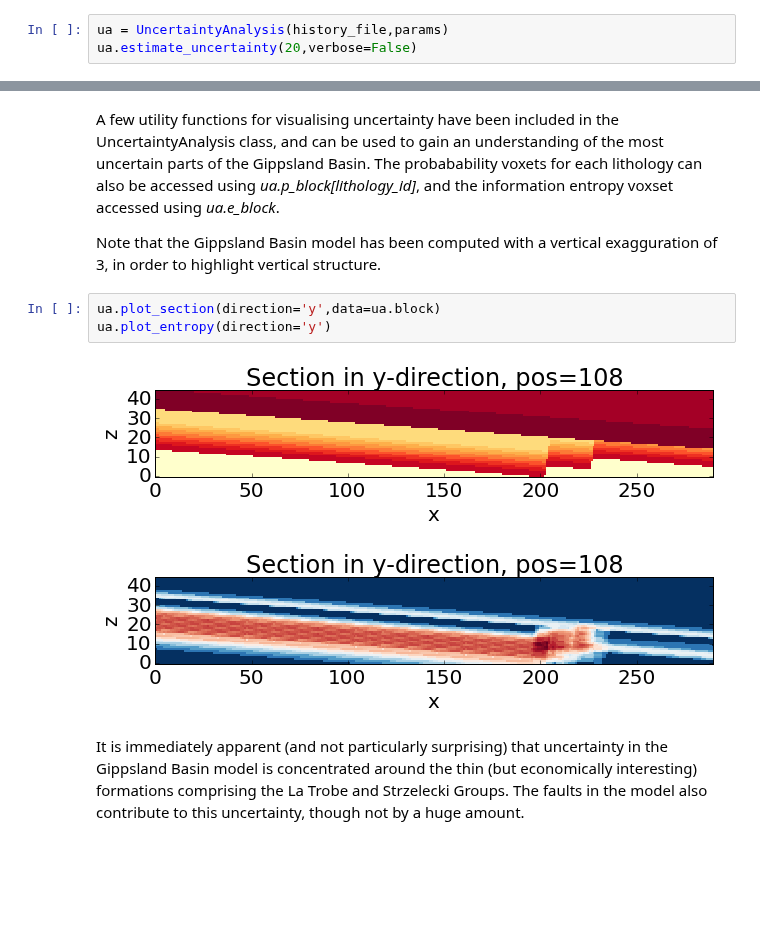
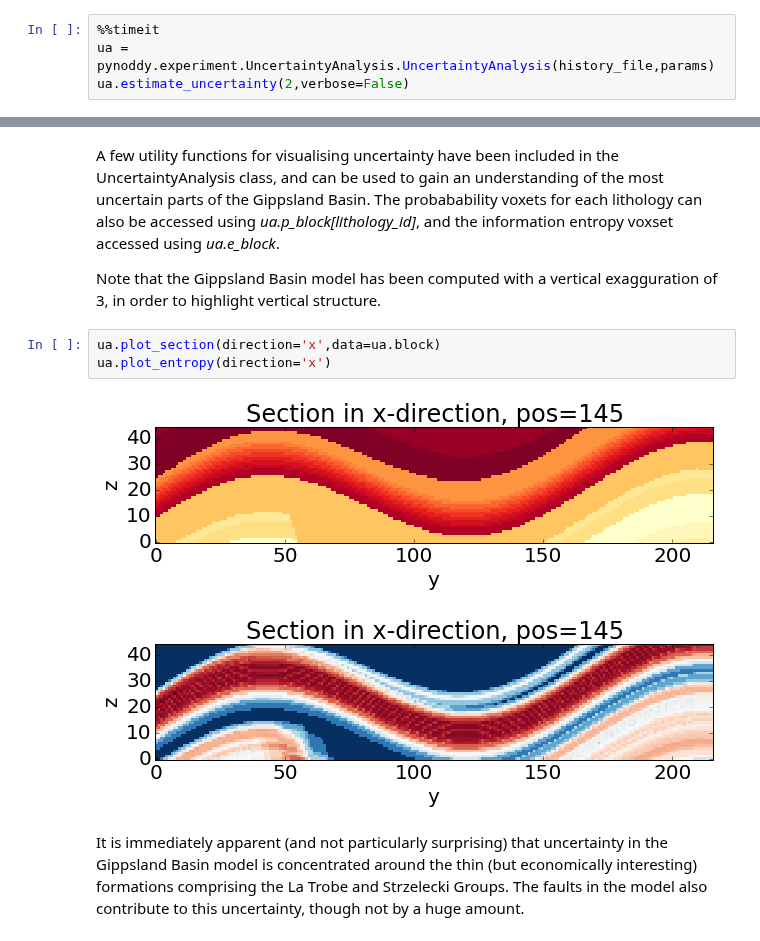
Before and after one commit to cgre-aachen/pynoddy, a Jupyter notebook: docs/notebooks/15. Gippsland Basin Uncertainty.ipynb, the cells around one changed output, grey strips where cells are left out. Saved outputs shown, nothing was run; the diff lists cells and outputs as text; blank space fills up the shorter version.

```diff
--- a/docs/notebooks/15. Gippsland Basin Uncertainty.ipynb
+++ b/docs/notebooks/15. Gippsland Basin Uncertainty.ipynb
@@ -43,5 +43,6 @@ params = os.path.join(repo_path,"examples/gipps_params.csv")
 # %% [markdown]
 Now we have all the information required to perform a Monte-Carlo based uncertainty analysis. In this example we will generate 20 model realisations and use them to estimate the information entropy of each voxel in the model, and hence visualise uncertainty. It is worth noting that in reality we would need to produce several thousand model realisations in order to adequately sample the model space, however for convinience we only generate a small number of models here.
 # %%
-ua = UncertaintyAnalysis(history_file,params)
-ua.estimate_uncertainty(20,verbose=False)
+%%timeit
+ua = pynoddy.experiment.UncertaintyAnalysis.UncertaintyAnalysis(history_file,params)
+ua.estimate_uncertainty(2,verbose=False)
@@ -50,11 +53,11 @@ A few utility functions for visualising uncertainty have been included in the Un
 
 Note that the Gippsland Basin model has been computed with a vertical exagguration of 3, in order to highlight vertical structure.
 # %%
-ua.plot_section(direction='y',data=ua.block)
-ua.plot_entropy(direction='y')
+ua.plot_section(direction='x',data=ua.block)
+ua.plot_entropy(direction='x')
 # %% [output]
-[figure, old version]
+[figure, new version]
-[figure, old version]
+[figure, new version]
 # %% [markdown]
 It is immediately apparent (and not particularly surprising) that uncertainty in the Gippsland Basin model is concentrated around the thin (but economically interesting) formations comprising the La Trobe and Strzelecki Groups. The faults in the model also contribute to this uncertainty, though not by a huge amount.
 # %% [markdown]
```
Also changed, not shown: parts of 2 cells of this notebook, 11 other files.
